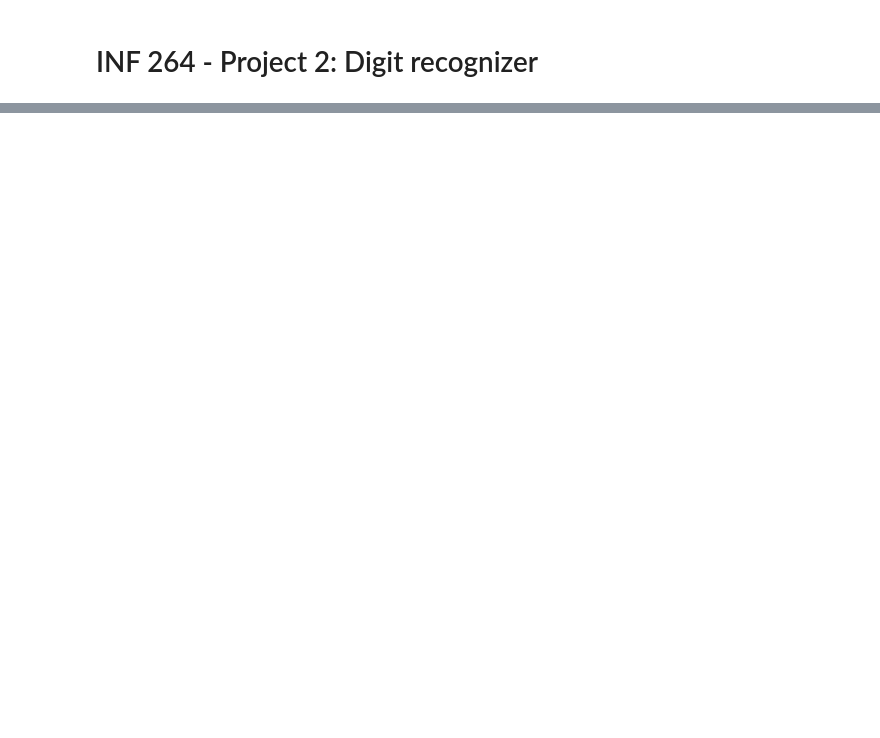
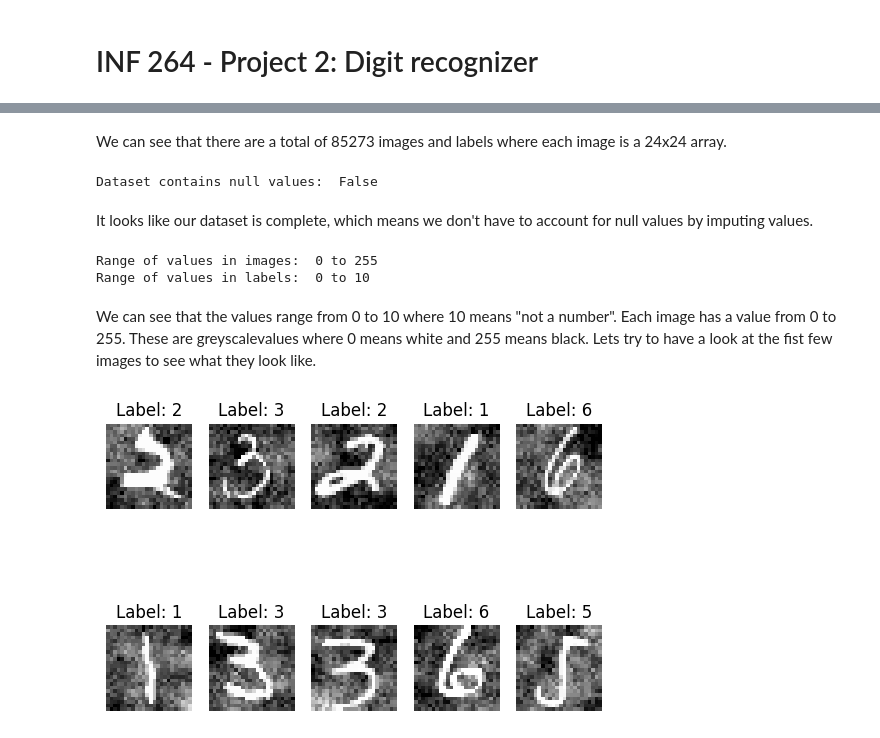
Before and after one commit to Maloha7/digit-recognizer, a Jupyter notebook: digitRecognizer.ipynb, the cells around one changed output, grey strips where cells are left out. Saved outputs shown, nothing was run; the diff lists cells and outputs as text; code cells hidden in the pictures; blank space fills up the shorter version.

```diff
--- a/digitRecognizer.ipynb
+++ b/digitRecognizer.ipynb
@@ -16,0 +34,28 @@ from sklearn.neural_network import MLPClassifier
+# %% [markdown]
+We can see that there are a total of 85273 images and labels where each image is a 24x24 array.
+# %%
+#Let's see if there are any null values in the dataset
+print("Dataset contains null values: ", np.any(np.isnan(images)))
+# %% [output]
+Dataset contains null values:  False
+# %% [markdown]
+It looks like our dataset is complete, which means we don't have to account for null values by imputing values.
+# %%
+#Lets see what the range of values are
+print("Range of values in images: ", np.min(images), "to", np.max(images))
+print("Range of values in labels: ", np.min(labels), "to", np.max(labels))
+# %% [output]
+Range of values in images:  0 to 255
+Range of values in labels:  0 to 10
+# %% [markdown]
+We can see that the values range from 0 to 10 where 10 means "not a number". Each image has a value from 0 to 255. These are greyscalevalues where 0 means white and 255 means black.
+Lets try to have a look at the fist few images to see what they look like.
+# %%
+#Plot the first 10 images
+for i in range(10):
+    plt.subplot(2, 5, i+1)
+    plt.imshow(images[i], cmap='gray')
+    plt.title('Label: {}'.format(labels[i]))
+    plt.axis('off')
+# %% [output]
+[figure, added]
```
Also changed, not shown: parts of 15 cells of this notebook.
